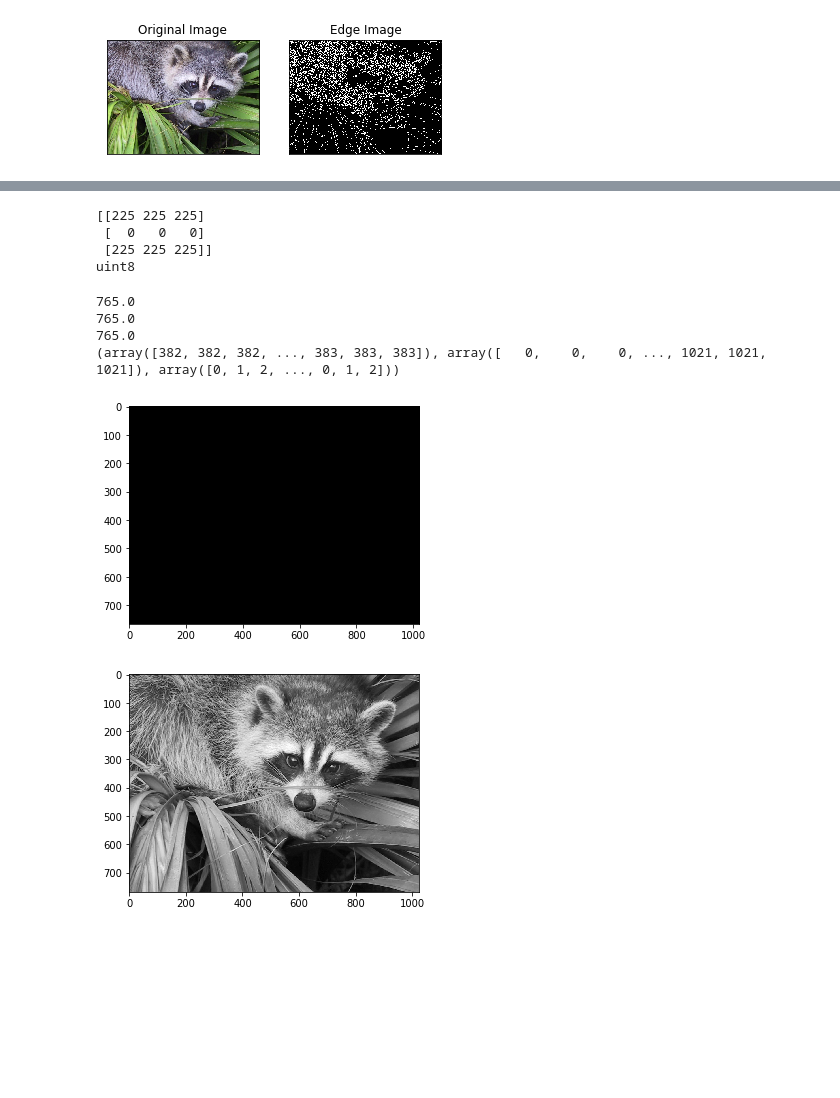
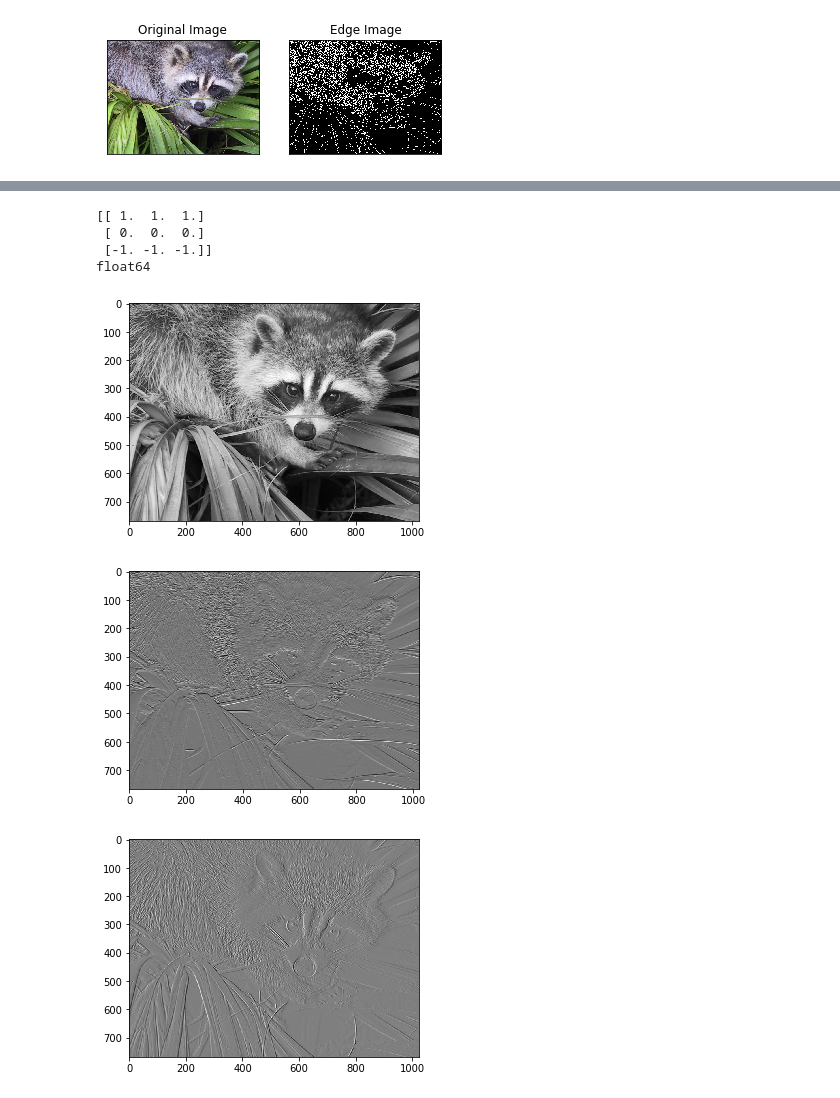
Before and after one commit to shanxS/lm, a Jupyter notebook: Sobel_filter.ipynb, the cells around one changed output, grey strips where cells are left out. Saved outputs shown, nothing was run; the diff lists cells and outputs as text; code cells hidden in the pictures; blank space fills up the shorter version.

Commit message:
sobel v2

```diff
--- a/Sobel_filter.ipynb
+++ b/Sobel_filter.ipynb
@@ -51,16 +35,0 @@ showImage(img2)
-# %%
-temp = np.zeros(img2.shape, dtype='uint8')
-ht = temp.shape[0]
-ht_new = int(ht/2)
-wd = temp.shape[1]
-
-temp[:,:,2] = np.full(temp[:,:,1].shape,0)
-temp[0:ht_new,:,2] = np.full((ht_new, wd),255)
-
-temp[:,:,1] = np.full(temp[:,:,1].shape,0)
-temp[0:ht_new,:,1] = np.full((ht_new, wd),255)
-
-temp[:,:,0] = np.full(temp[:,:,1].shape,0)
-temp[0:ht_new,:,0] = np.full((ht_new, wd),255)
-
-showImage(temp)
@@ -69,18 +36,16 @@ showImage(temp)
 # %%
-filter = np.zeros([3,3], dtype=np.uint8)
-filter[0,:] = np.repeat(225, 3)
+filter = np.zeros([3,3], dtype=np.float64)
+filter[0,:] = np.repeat(1, 3)
 filter[1,:] = np.repeat(0, 3)
-filter[2,:] = np.repeat(225, 3)
-
-filter =
+filter[2,:] = np.repeat(-1, 3)
 
 print(filter)
 print(filter.dtype)
 # %% [output]
-[[225 225 225]
- [  0   0   0]
- [225 225 225]]
-uint8
+[[ 1.  1.  1.]
+ [ 0.  0.  0.]
+ [-1. -1. -1.]]
+float64
 # %%
 def conv(chnl, filter):
     wd = chnl.shape[1]-filter.shape[1]+1
@@ -96,33 +61,18 @@ def conv(chnl, filter):
             final[h,w] = np.sum(mult)
 
     return final
-# %%
-filterImg = conv(temp[:,:,0], filter)
-finalImg = np.zeros((*(filterImg.shape), 3))
-finalImg[:,:,0] = filterImg
-print(np.amax(finalImg))
-
-finalImg[:,:,1] = conv(temp[:,:,1], filter)
-print(np.amax(finalImg))
-
-finalImg[:,:,2] = conv(temp[:,:,2], filter)
-print(np.amax(finalImg))
-
-print(np.where(finalImg==765.))
-showImage(finalImg)
-# %% [output]
-765.0
-765.0
-765.0
-(array([382, 382, 382, ..., 383, 383, 383]), array([   0,    0,    0, ..., 1021, 1021, 1021]), array([0, 1, 2, ..., 0, 1, 2]))
-[figure, removed]
 # %%
 grayImg = rgb2gray(img)
 filterImg = conv(grayImg, filter)
 
-# print(filter.dtype)
-# print(img.dtype)
-# print(filterImg.dtype)
 showGrayImage(grayImg)
+showGrayImage(filterImg)
 # %% [output]
 [figure]
+[figure, added]
+# %%
+# sobel using ndimage
+ndSobel = ndimage.sobel(grayImg, axis=1)
+showGrayImage(ndSobel)
+# %% [output]
+[figure, added]
```
Also changed, not shown: parts of 4 cells of this notebook, 1 other file.
